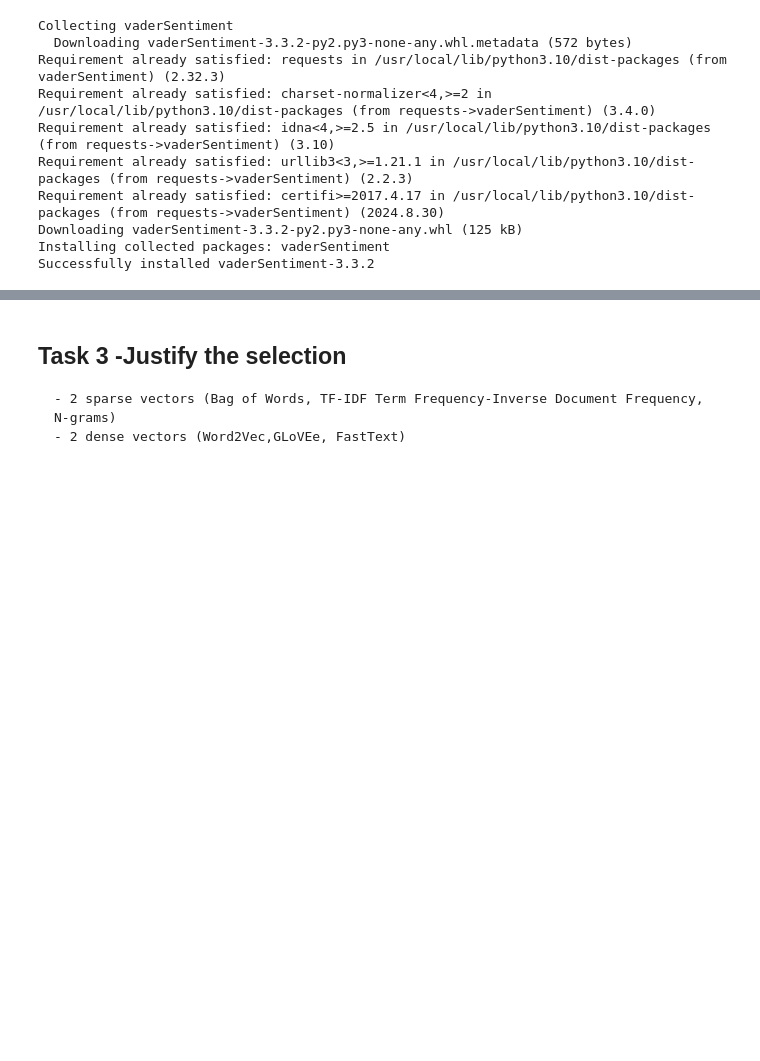
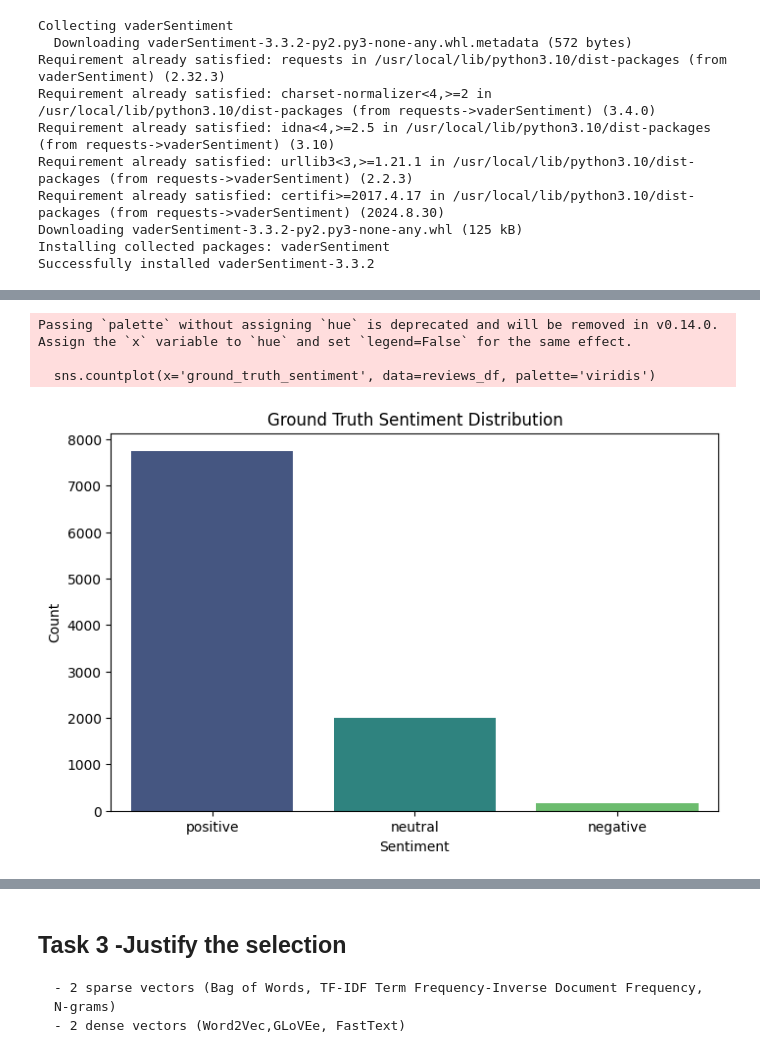
Before and after one commit to SuneraUdana/NLP_CW, a Jupyter notebook: tripadvisor_sentimentanalysis.ipynb, the cells around one changed output, grey strips where cells are left out. Drawn from its saved outputs; the diff is of its cells as text; code cells hidden in the pictures; blank space fills up the shorter version.

```diff
--- a/tripadvisor_sentimentanalysis.ipynb
+++ b/tripadvisor_sentimentanalysis.ipynb
@@ -274,3 +302,6 @@ Requirement already satisfied: certifi>=2017.4.17 in /usr/local/lib/python3.10/d
 Downloading vaderSentiment-3.3.2-py2.py3-none-any.whl (125 kB)
 Installing collected packages: vaderSentiment
 Successfully installed vaderSentiment-3.3.2
+# %%
+reviews_df = pd.read_csv('cleaned_reviews.csv')
+print(reviews_df.head())
@@ -351,0 +400,11 @@ def majority_vote(sentiments):
+# %%
+# Handle any NaN or non-string values in 'cleaned_text' column
+reviews_df['cleaned_text'] = reviews_df['cleaned_text'].astype(str)
+
+#apply classifiers to the dataset
+reviews_df['vader_sentiment'] = reviews_df['cleaned_text'].apply(classify_vader)
+reviews_df['bing_liu_sentiment'] = reviews_df['cleaned_text'].apply(classify_bing_liu)
+reviews_df['textblob_sentiment'] = reviews_df['cleaned_text'].apply(classify_textblob)
+
+# Preview classifier results
+print(reviews_df[['cleaned_text', 'vader_sentiment', 'bing_liu_sentiment', 'textblob_sentiment']].head())
@@ -351,0 +425,14 @@ def majority_vote(sentiments):
+# %%
+# Majority Vote Sentiment
+def majority_vote(votes):
+    """Return the sentiment with the most votes."""
+    return Counter(votes).most_common(1)[0][0]
+
+# Determine the ground truth sentiment via majority voting
+reviews_df['ground_truth_sentiment'] = reviews_df.apply(
+    lambda row: majority_vote([row['vader_sentiment'], row['bing_liu_sentiment'], row['textblob_sentiment']]),
+    axis=1
+)
+
+# Preview ground truth results
+print(reviews_df[['cleaned_text', 'vader_sentiment', 'bing_liu_sentiment', 'textblob_sentiment', 'ground_truth_sentiment']].head())
@@ -351,0 +453,13 @@ def majority_vote(sentiments):
+# %%
+# Plot the distribution of ground truth sentiments
+plt.figure(figsize=(8, 5))
+sns.countplot(x='ground_truth_sentiment', data=reviews_df, palette='viridis')
+plt.title('Ground Truth Sentiment Distribution')
+plt.xlabel('Sentiment')
+plt.ylabel('Count')
+plt.show()
+# %% [output]
+Passing `palette` without assigning `hue` is deprecated and will be removed in v0.14.0. Assign the `x` variable to `hue` and set `legend=False` for the same effect.
+
+  sns.countplot(x='ground_truth_sentiment', data=reviews_df, palette='viridis')
+[figure, added]
```
Also changed, not shown: parts of 18 cells of this notebook.
